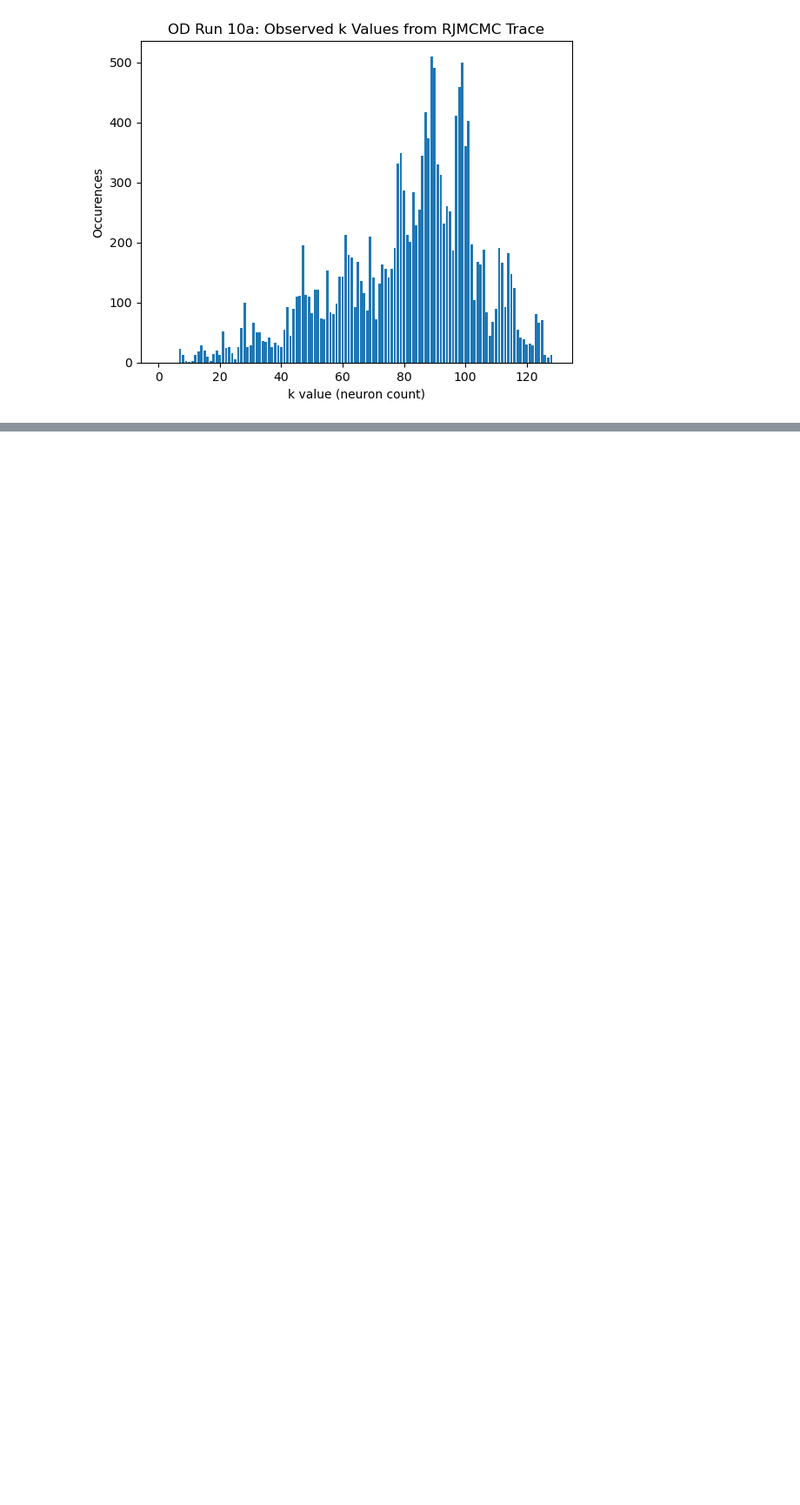
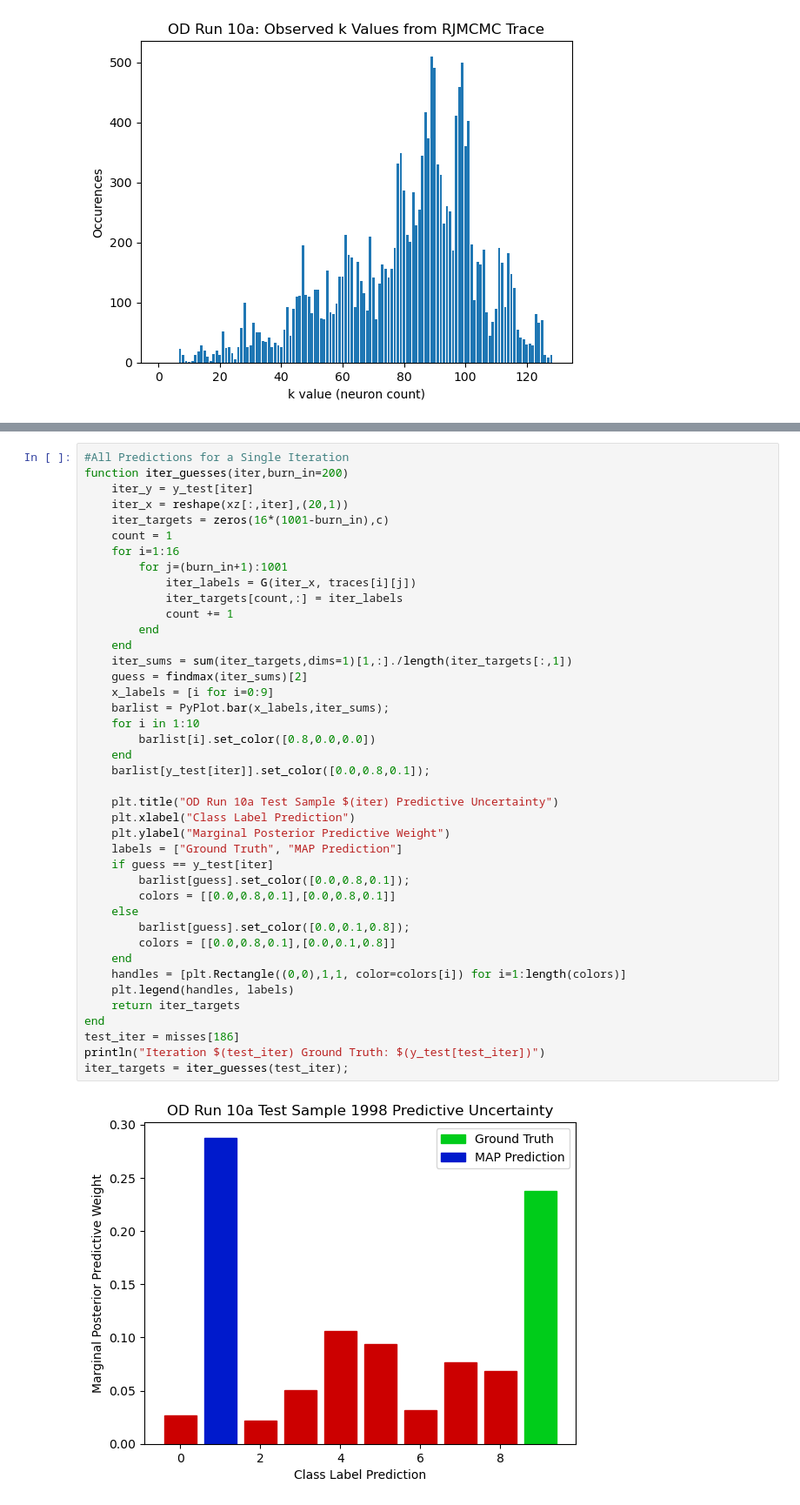
Before and after one commit to jberezow/OptDigits, a Jupyter notebook: Thesis-Opt10bAnalysis.ipynb, the cells around one changed output, grey strips where cells are left out. Shown at 87% size. Drawn from its saved outputs; the diff is of its cells as text; blank space fills up the shorter version.

```diff
--- a/Thesis-Opt10bAnalysis.ipynb
+++ b/Thesis-Opt10bAnalysis.ipynb
@@ -249,0 +302,43 @@ plt.ylabel("Ground Truth");
+# %%
+#All Predictions for a Single Iteration
+function iter_guesses(iter,burn_in=200)
+    iter_y = y_test[iter]
+    iter_x = reshape(xz[:,iter],(20,1))
+    iter_targets = zeros(16*(1001-burn_in),c)
+    count = 1
+    for i=1:16
+        for j=(burn_in+1):1001
+            iter_labels = G(iter_x, traces[i][j])
+            iter_targets[count,:] = iter_labels
+            count += 1
+        end
+    end
+    iter_sums = sum(iter_targets,dims=1)[1,:]./length(iter_targets[:,1])
+    guess = findmax(iter_sums)[2]
+    x_labels = [i for i=0:9]
+    barlist = PyPlot.bar(x_labels,iter_sums);
+    for i in 1:10
+        barlist[i].set_color([0.8,0.0,0.0])
+    end
+    barlist[y_test[iter]].set_color([0.0,0.8,0.1]);
+
+    plt.title("OD Run 10a Test Sample $(iter) Predictive Uncertainty")
+    plt.xlabel("Class Label Prediction")
+    plt.ylabel("Marginal Posterior Predictive Weight")
+    labels = ["Ground Truth", "MAP Prediction"]
+    if guess == y_test[iter]
+        barlist[guess].set_color([0.0,0.8,0.1]);
+        colors = [[0.0,0.8,0.1],[0.0,0.8,0.1]]
+    else
+        barlist[guess].set_color([0.0,0.1,0.8]);
+        colors = [[0.0,0.8,0.1],[0.0,0.1,0.8]]
+    end
+    handles = [plt.Rectangle((0,0),1,1, color=colors[i]) for i=1:length(colors)]
+    plt.legend(handles, labels)
+    return iter_targets
+end
+test_iter = misses[186]
+println("Iteration $(test_iter) Ground Truth: $(y_test[test_iter])")
+iter_targets = iter_guesses(test_iter);
+# %% [output]
+[figure, added]
```
Also changed, not shown: parts of 10 cells of this notebook.
